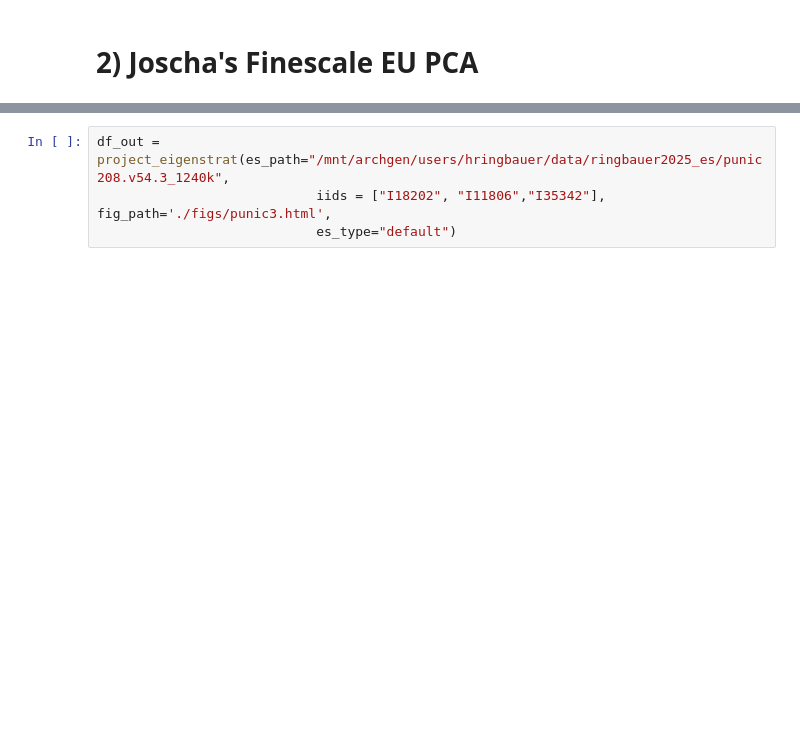
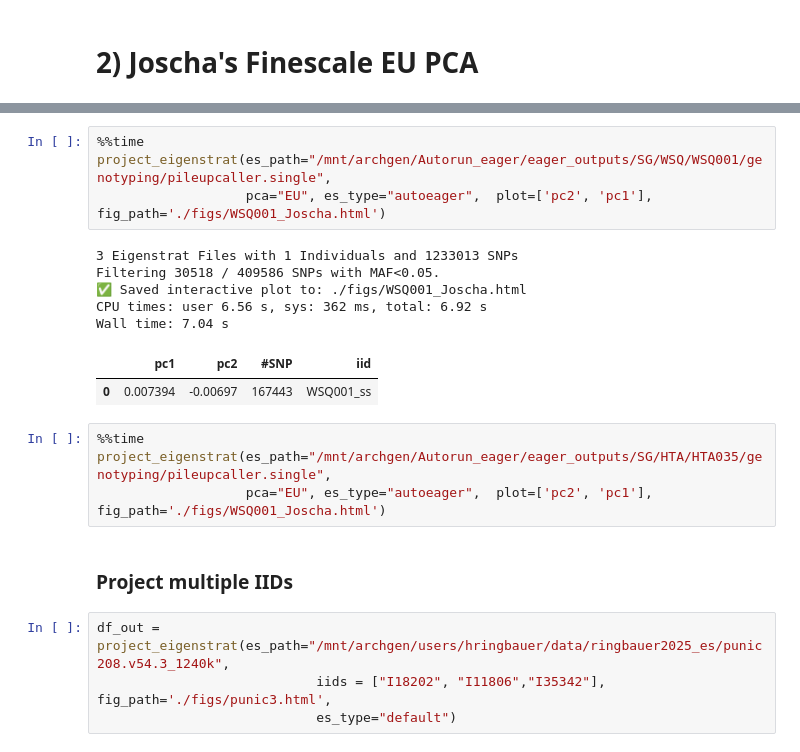
Before and after one commit to hringbauer/projectPCA, a Jupyter notebook: notebooks/proj_es.ipynb, the cells around one changed output, grey strips where cells are left out. Cells and saved outputs as stored; diff of their text form; blank space fills up the shorter version.

```diff
--- a/notebooks/proj_es.ipynb
+++ b/notebooks/proj_es.ipynb
@@ -145,3 +172,21 @@ Wall time: 6.36 s
+# %%
+%%time
+project_eigenstrat(es_path="/mnt/archgen/Autorun_eager/eager_outputs/SG/WSQ/WSQ001/genotyping/pileupcaller.single",
+                   pca="EU", es_type="autoeager",  plot=['pc2', 'pc1'], fig_path='./figs/WSQ001_Joscha.html')
+# %% [output]
+3 Eigenstrat Files with 1 Individuals and 1233013 SNPs
+Filtering 30518 / 409586 SNPs with MAF<0.05.
+✅ Saved interactive plot to: ./figs/WSQ001_Joscha.html
+CPU times: user 6.56 s, sys: 362 ms, total: 6.92 s
+Wall time: 7.04 s
+|  | pc1 | pc2 | #SNP | iid |
+| 0 | 0.007394 | -0.00697 | 167443 | WSQ001_ss |
+# %%
+%%time
+project_eigenstrat(es_path="/mnt/archgen/Autorun_eager/eager_outputs/SG/HTA/HTA035/genotyping/pileupcaller.single",
+                   pca="EU", es_type="autoeager",  plot=['pc2', 'pc1'], fig_path='./figs/WSQ001_Joscha.html')
+# %% [markdown]
+### Project multiple IIDs
 # %%
 df_out = project_eigenstrat(es_path="/mnt/archgen/users/hringbauer/data/ringbauer2025_es/punic208.v54.3_1240k",
                             iids = ["I18202", "I11806","I35342"], fig_path='./figs/punic3.html',
```
Also changed, not shown: parts of 7 cells of this notebook, 5 other files.
